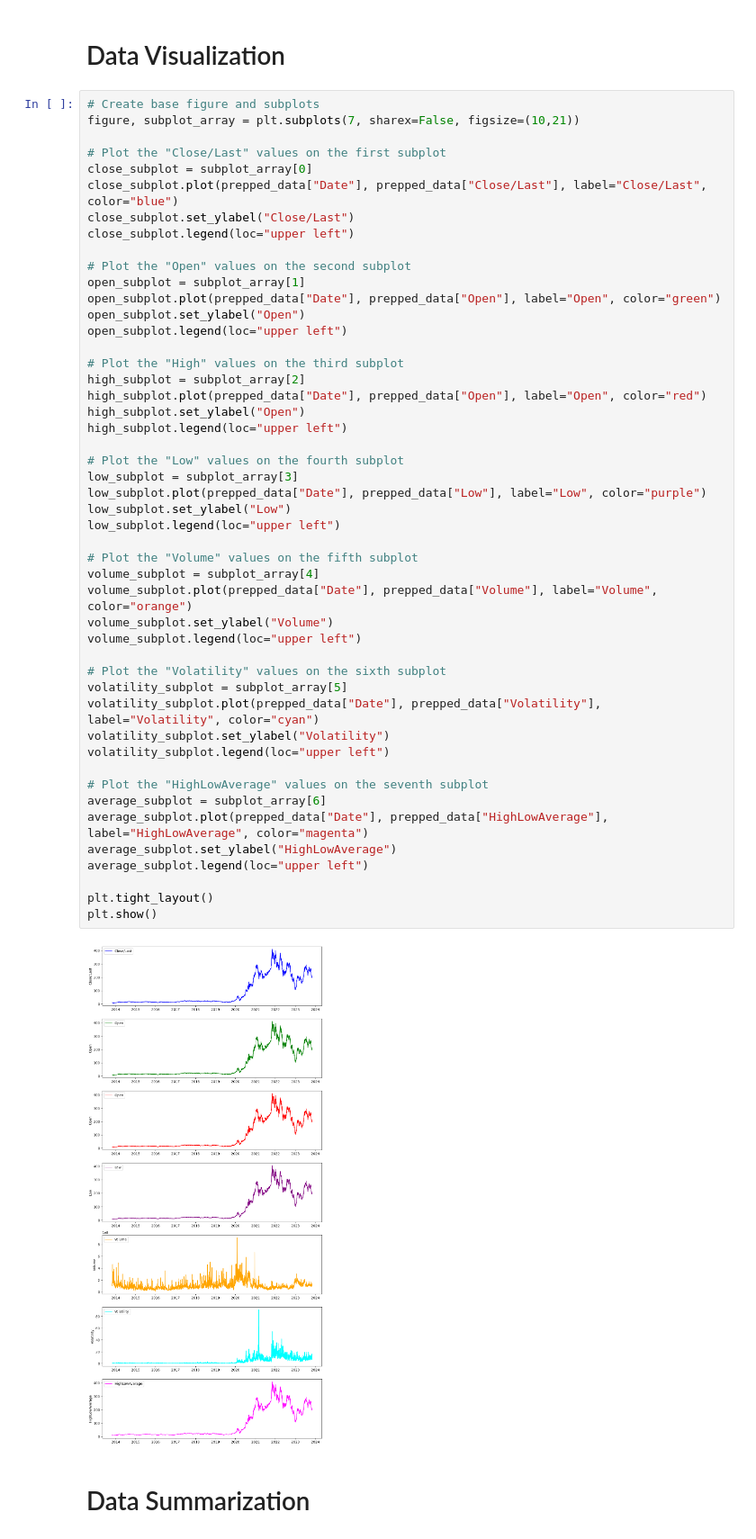
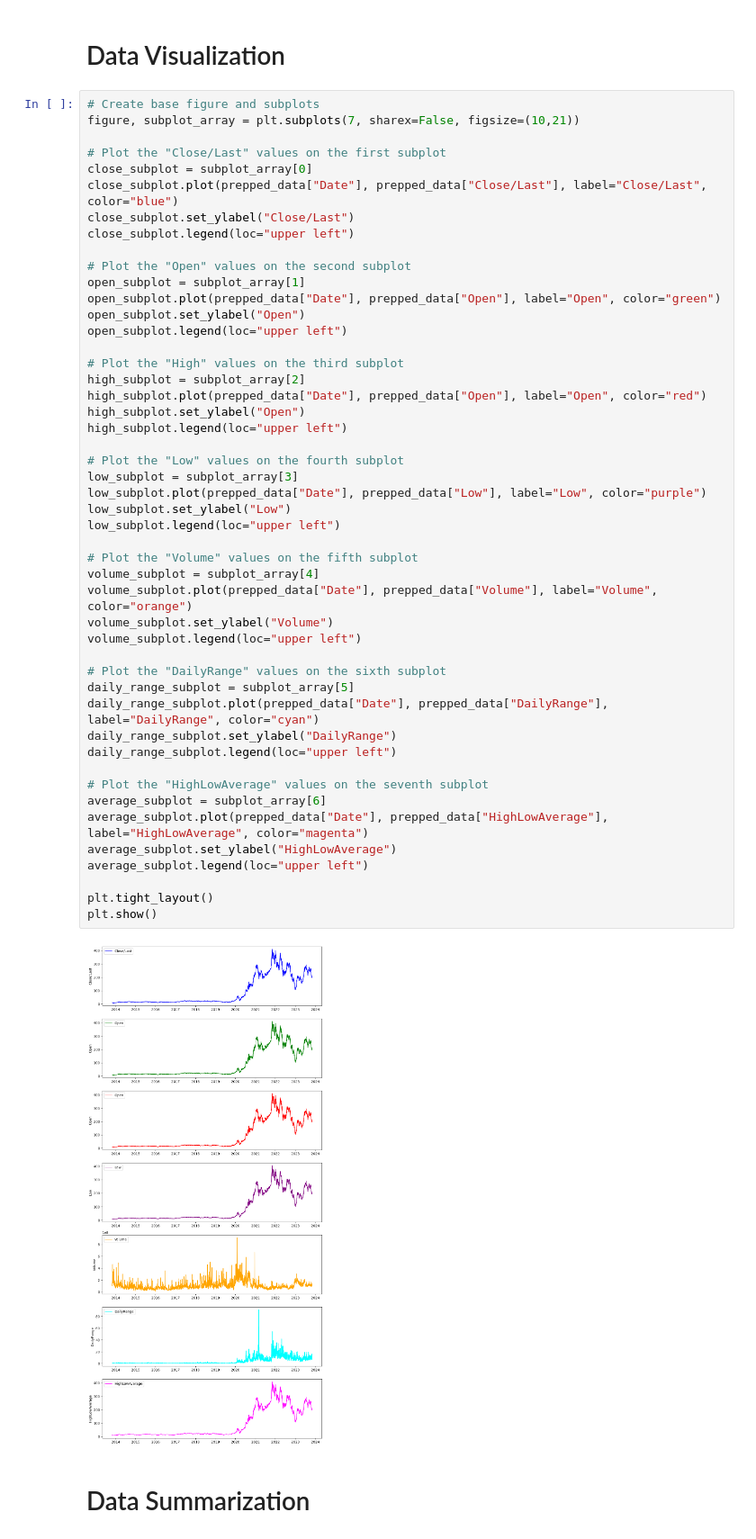
Before and after one commit to JosephKemper/StockmarketDataAnalysis, a Jupyter notebook: TeslaAnalysis.ipynb, the cells around one changed output. Shown: that part at 90% size. Cells and saved outputs as stored; diff of their text form.

Commit message:
Renamed Volatility to DailyRange and created chart

```diff
--- a/TeslaAnalysis.ipynb
+++ b/TeslaAnalysis.ipynb
@@ -127,39 +127,39 @@ open_subplot.set_ylabel("Open")
 open_subplot.legend(loc="upper left")
 
 # Plot the "High" values on the third subplot
 high_subplot = subplot_array[2]
 high_subplot.plot(prepped_data["Date"], prepped_data["Open"], label="Open", color="red")
 high_subplot.set_ylabel("Open")
 high_subplot.legend(loc="upper left")
 
 # Plot the "Low" values on the fourth subplot
 low_subplot = subplot_array[3]
 low_subplot.plot(prepped_data["Date"], prepped_data["Low"], label="Low", color="purple")
 low_subplot.set_ylabel("Low")
 low_subplot.legend(loc="upper left")
 
 # Plot the "Volume" values on the fifth subplot
 volume_subplot = subplot_array[4]
 volume_subplot.plot(prepped_data["Date"], prepped_data["Volume"], label="Volume", color="orange")
 volume_subplot.set_ylabel("Volume")
 volume_subplot.legend(loc="upper left")
 
-# Plot the "Volatility" values on the sixth subplot
-volatility_subplot = subplot_array[5]
-volatility_subplot.plot(prepped_data["Date"], prepped_data["Volatility"], label="Volatility", color="cyan")
-volatility_subplot.set_ylabel("Volatility")
-volatility_subplot.legend(loc="upper left")
+# Plot the "DailyRange" values on the sixth subplot
+daily_range_subplot = subplot_array[5]
+daily_range_subplot.plot(prepped_data["Date"], prepped_data["DailyRange"], label="DailyRange", color="cyan")
+daily_range_subplot.set_ylabel("DailyRange")
+daily_range_subplot.legend(loc="upper left")
 
 # Plot the "HighLowAverage" values on the seventh subplot
 average_subplot = subplot_array[6]
 average_subplot.plot(prepped_data["Date"], prepped_data["HighLowAverage"], label="HighLowAverage", color="magenta")
 average_subplot.set_ylabel("HighLowAverage")
 average_subplot.legend(loc="upper left")
 
 plt.tight_layout()
 plt.show()
 # %% [output]
-[figure, old version]
+[figure, new version]
 # %% [markdown]
 # Data Summarization
 # %% [markdown]
```
Also changed, not shown: parts of 7 cells of this notebook, 1 other file.
